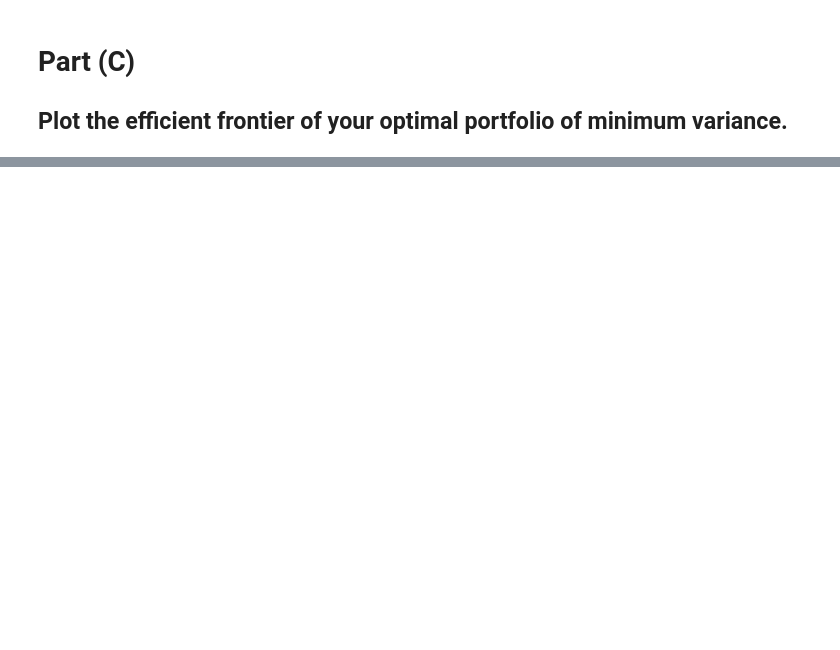
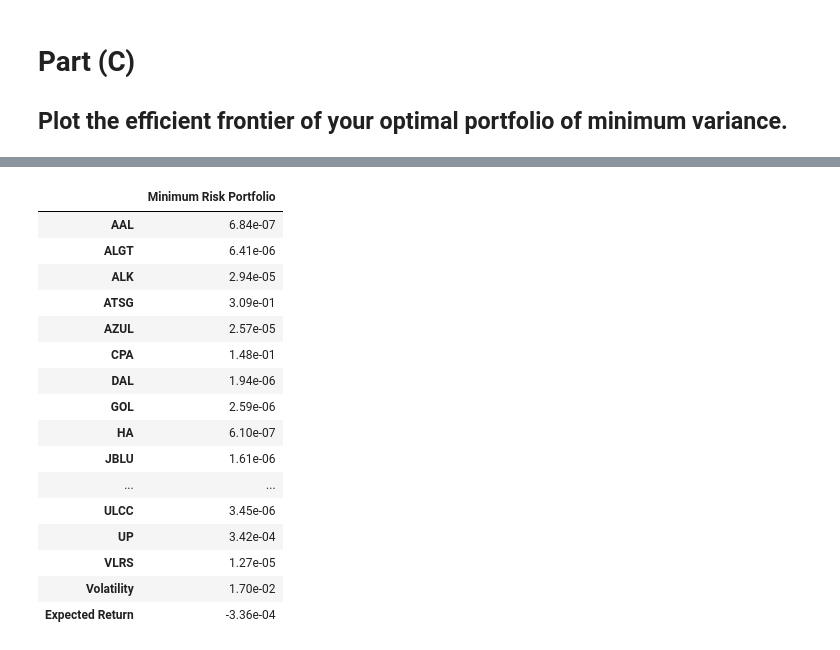
Before and after one commit to hihipy/ms-ba-um-notebooks, a Jupyter notebook: Courses/01 Fall 2023 - Term 1/MAS 632 - Management Science Models for Decision Making/Project/MAS 632 - Management Science Models for Decision Airline Portfolio Optimization Project.ipynb, the cells around one changed output, grey strips where cells are left out. Cells and saved outputs as stored; diff of their text form; code cells hidden in the pictures; blank space fills up the shorter version.

```diff
--- a/Courses/01 Fall 2023 - Term 1/MAS 632 - Management Science Models for Decision Making/Project/MAS 632 - Management Science Models for Decision Airline Portfolio Optimization Project.ipynb
+++ b/Courses/01 Fall 2023 - Term 1/MAS 632 - Management Science Models for Decision Making/Project/MAS 632 - Management Science Models for Decision Airline Portfolio Optimization Project.ipynb
@@ -213,3 +200,12 @@ VLRS   0.209993  0.354409  0.188548  0.228231  1.198979  0.479747
+# %%
+# Code from Professor
+
+closes = np.transpose(np.array(data.Close)) # matrix of daily closing prices
+absdiff = np.diff(closes)                   # change in closing price each day
+reldiff = np.divide(absdiff, closes[:,:-1]) # relative change in daily closing price
+delta = np.mean(reldiff, axis=1)            # mean price change
+sigma = np.cov(reldiff)                     # covariance (standard deviations)
+std = np.std(reldiff, axis=1)               # standard deviation
 # %% [markdown]
 # Part (C)
 ## Plot the efficient frontier of your optimal portfolio of minimum variance.
@@ -353,0 +212,27 @@ plt.show()
+# %%
+# Create a model
+m = gp.Model('portfolio')
+
+# Add variable for the stocks
+x = m.addMVar(len(stocks))
+
+# Add a risk constraint
+m.addConstr(x @ sigma @ x <= 0.30**2, 'risk')
+
+# Add weight constraints for each stock
+
+upper_bound = 0.1337  # Upper weight limit per stock
+
+# Objective is to minimize risk (squared).  This is modeled using the
+# covariance matrix, which measures the historical correlation between stocks
+portfolio_risk = x @ sigma @ x
+m.setObjective(portfolio_risk, GRB.MINIMIZE)
+
+# Fix budget with a constraint
+m.addConstr(x.sum() == 1, 'budget')
+
+# Verify model formulation
+m.write('portfolio_selection_optimization.lp')
+
+# Optimize model to find the minimum risk portfolio
+m.optimize()
@@ -353,0 +257,24 @@ plt.show()
+# %%
+minrisk_volatility = sqrt(m.ObjVal)
+minrisk_return = delta @ x.X
+pd.DataFrame(data=np.append(x.X, [minrisk_volatility, minrisk_return]),
+             index=stocks + ['Volatility', 'Expected Return'],
+             columns=['Minimum Risk Portfolio'])
+# %% [output]
+|  | Minimum Risk Portfolio |
+| AAL | 6.84e-07 |
+| ALGT | 6.41e-06 |
+| ALK | 2.94e-05 |
+| ATSG | 3.09e-01 |
+| AZUL | 2.57e-05 |
+| CPA | 1.48e-01 |
+| DAL | 1.94e-06 |
+| GOL | 2.59e-06 |
+| HA | 6.10e-07 |
+| JBLU | 1.61e-06 |
+| ... | ... |
+| ULCC | 3.45e-06 |
+| UP | 3.42e-04 |
+| VLRS | 1.27e-05 |
+| Volatility | 1.70e-02 |
+| Expected Return | -3.36e-04 |
```
Also changed, not shown: parts of 20 cells of this notebook.
